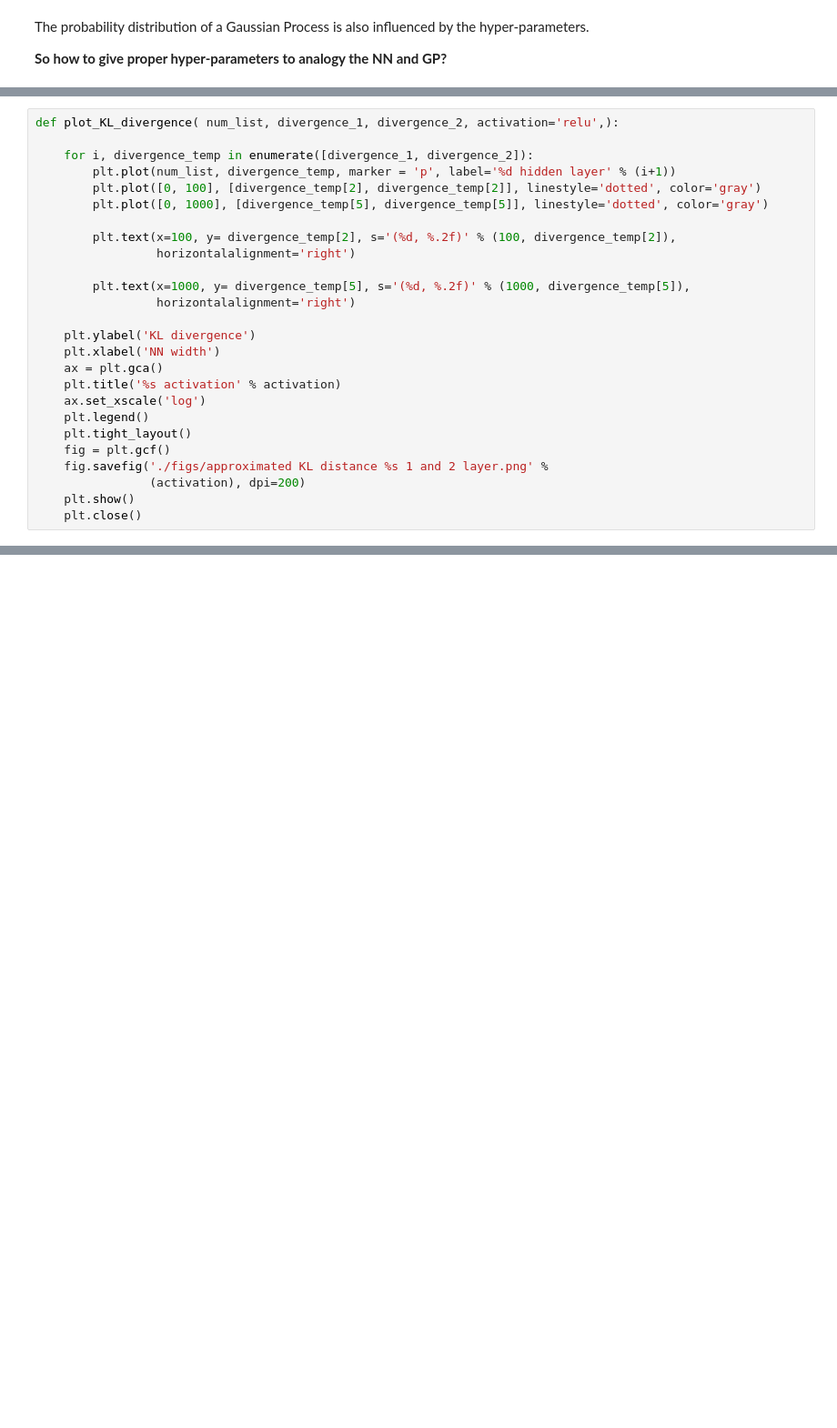
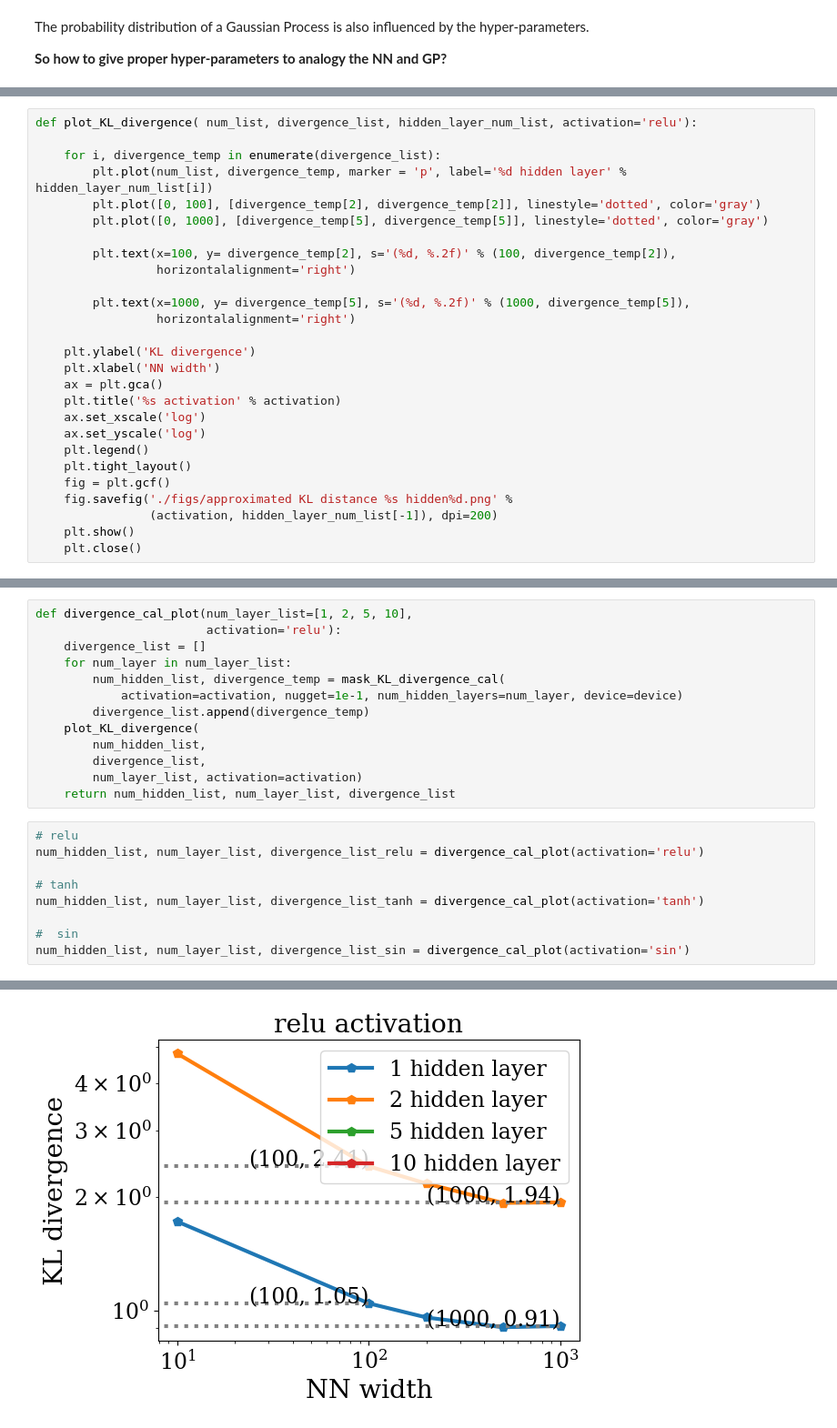
Before and after one commit to guanshaoheng/gaussian_nn_tugraz, a Jupyter notebook: link_NN_Gaussian/NN_is_GP.ipynb, the cells around one changed output, grey strips where cells are left out. Shown at 91% size. Drawn from its saved outputs; the diff is of its cells as text; blank space fills up the shorter version.

```diff
--- a/link_NN_Gaussian/NN_is_GP.ipynb
+++ b/link_NN_Gaussian/NN_is_GP.ipynb
@@ -580,10 +600,10 @@ def mask_KL_divergence_cal(
 
     return num_list, divergence_temp
 # %%
-def plot_KL_divergence( num_list, divergence_1, divergence_2, activation='relu',):
+def plot_KL_divergence( num_list, divergence_list, hidden_layer_num_list, activation='relu'):
 
-    for i, divergence_temp in enumerate([divergence_1, divergence_2]):
-        plt.plot(num_list, divergence_temp, marker = 'p', label='%d hidden layer' % (i+1))
+    for i, divergence_temp in enumerate(divergence_list):
+        plt.plot(num_list, divergence_temp, marker = 'p', label='%d hidden layer' % hidden_layer_num_list[i])
         plt.plot([0, 100], [divergence_temp[2], divergence_temp[2]], linestyle='dotted', color='gray')
         plt.plot([0, 1000], [divergence_temp[5], divergence_temp[5]], linestyle='dotted', color='gray')
 
@@ -598,10 +618,11 @@ def plot_KL_divergence( num_list, divergence_1, divergence_2, activation='relu',
     ax = plt.gca()
     plt.title('%s activation' % activation)
     ax.set_xscale('log')
+    ax.set_yscale('log')
     plt.legend()
     plt.tight_layout()
     fig = plt.gcf()
-    fig.savefig('./figs/approximated KL distance %s 1 and 2 layer.png' %
-                (activation), dpi=200)
+    fig.savefig('./figs/approximated KL distance %s hidden%d.png' %
+                (activation, hidden_layer_num_list[-1]), dpi=200)
     plt.show()
     plt.close()
@@ -703,0 +629,23 @@ plot_KL_divergence(num_list, divergence_1_sin, divergence_2_sin, activation='sin
+# %%
+def divergence_cal_plot(num_layer_list=[1, 2, 5, 10],
+                        activation='relu'):
+    divergence_list = []
+    for num_layer in num_layer_list:
+        num_hidden_list, divergence_temp = mask_KL_divergence_cal(
+            activation=activation, nugget=1e-1, num_hidden_layers=num_layer, device=device)
+        divergence_list.append(divergence_temp)
+    plot_KL_divergence(
+        num_hidden_list,
+        divergence_list,
+        num_layer_list, activation=activation)
+    return num_hidden_list, num_layer_list, divergence_list
+# %%
+# relu
+num_hidden_list, num_layer_list, divergence_list_relu = divergence_cal_plot(activation='relu')
+
+# tanh
+num_hidden_list, num_layer_list, divergence_list_tanh = divergence_cal_plot(activation='tanh')
+
+#  sin
+num_hidden_list, num_layer_list, divergence_list_sin = divergence_cal_plot(activation='sin')
+# %% [output]
@@ -703,0 +681 @@ plot_KL_divergence(num_list, divergence_1_sin, divergence_2_sin, activation='sin
+[figure, added]
```
Also changed, not shown: parts of 20 cells of this notebook.
